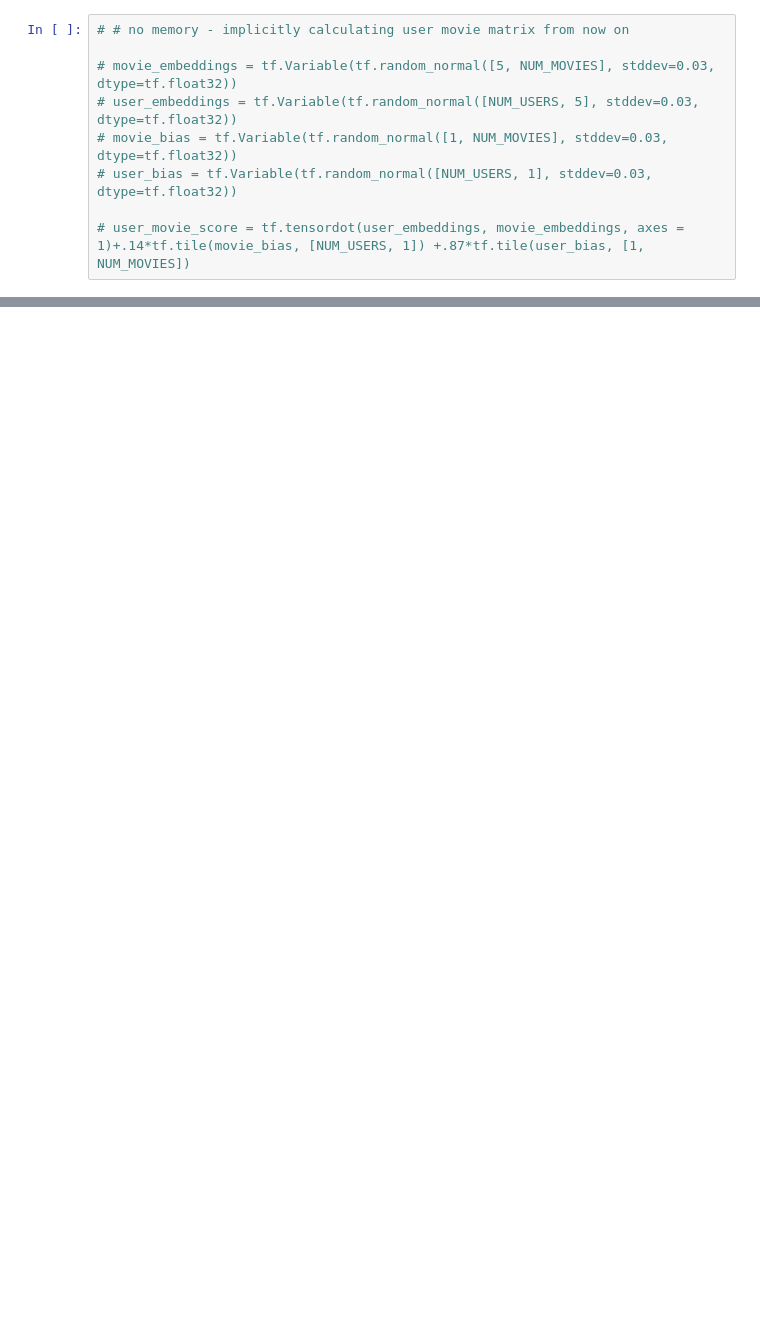
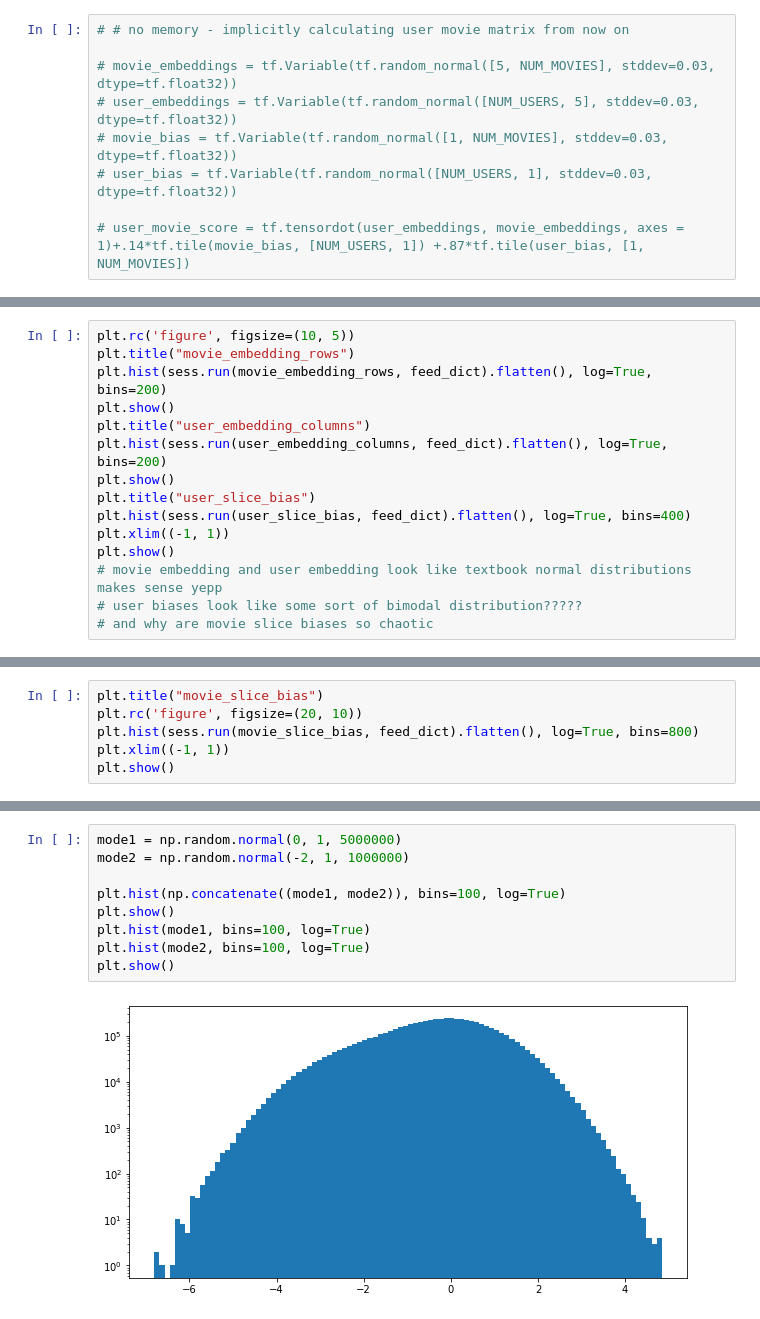
Before and after one commit to 0xDECAFC0FFEE/145_wankers, a Jupyter notebook: basic_nn.ipynb, the cells around one changed output, grey strips where cells are left out. Cells and saved outputs as stored; diff of their text form; blank space fills up the shorter version.

```diff
--- a/basic_nn.ipynb
+++ b/basic_nn.ipynb
@@ -328,0 +314,15 @@ print(len(user_val_Xs), len(val_ys))
+# %%
+plt.rc('figure', figsize=(10, 5))
+plt.title("movie_embedding_rows")
+plt.hist(sess.run(movie_embedding_rows, feed_dict).flatten(), log=True, bins=200)
+plt.show()
+plt.title("user_embedding_columns")
+plt.hist(sess.run(user_embedding_columns, feed_dict).flatten(), log=True, bins=200)
+plt.show()
+plt.title("user_slice_bias")
+plt.hist(sess.run(user_slice_bias, feed_dict).flatten(), log=True, bins=400)
+plt.xlim((-1, 1))
+plt.show()
+# movie embedding and user embedding look like textbook normal distributions makes sense yepp
+# user biases look like some sort of bimodal distribution?????
+# and why are movie slice biases so chaotic
@@ -328,0 +333,6 @@ print(len(user_val_Xs), len(val_ys))
+# %%
+plt.title("movie_slice_bias")
+plt.rc('figure', figsize=(20, 10))
+plt.hist(sess.run(movie_slice_bias, feed_dict).flatten(), log=True, bins=800)
+plt.xlim((-1, 1))
+plt.show()
@@ -328,0 +341,11 @@ print(len(user_val_Xs), len(val_ys))
+# %%
+mode1 = np.random.normal(0, 1, 5000000)
+mode2 = np.random.normal(-2, 1, 1000000)
+
+plt.hist(np.concatenate((mode1, mode2)), bins=100, log=True)
+plt.show()
+plt.hist(mode1, bins=100, log=True)
+plt.hist(mode2, bins=100, log=True)
+plt.show()
+# %% [output]
+[figure, added]
```
Also changed, not shown: parts of 21 cells of this notebook.
